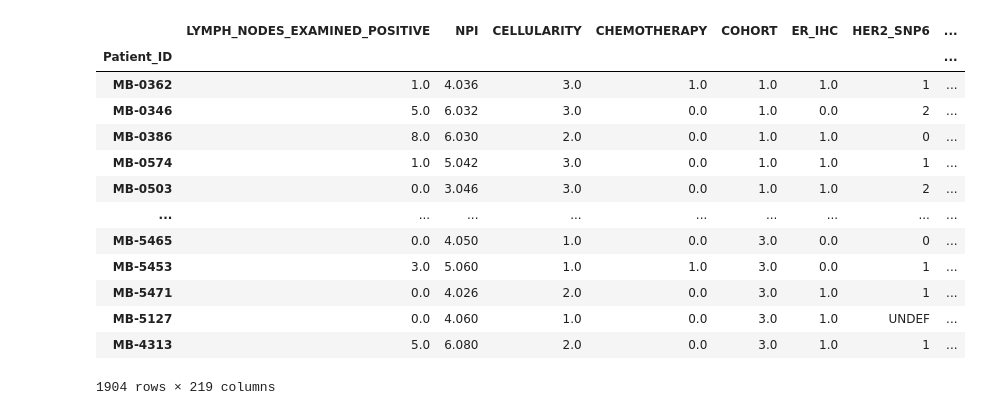
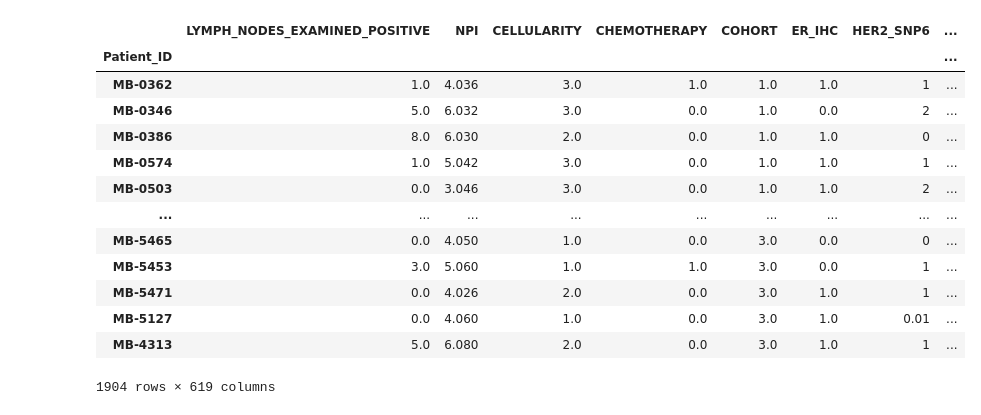
Before and after one commit to yogeshchaudhari/MLCourseProject, a Jupyter notebook: MRMR/data/Combi.ipynb, the cells around one changed output. Cells and saved outputs as stored; diff of their text form; code cells hidden in the pictures.

```diff
--- a/MRMR/data/Combi.ipynb
+++ b/MRMR/data/Combi.ipynb
@@ -74,0 +100,4 @@ clinical
+# %%
+clinical_1904=clinical_1904.fillna(0.01)
+clinical_1904=clinical_1904.replace(to_replace = 'UNDEF', value = 0.01)
+clinical_1904
@@ -74,0 +119,4 @@ clinical
+# %%
+maxjoin=clinical.set_index('Patient_ID').join(gene.set_index('Patient_ID'))
+
+merged_inner = pd.merge(left=clinical, right=gene, left_on='Patient_ID', right_on='Patient_ID')
@@ -75,3 +198,5 @@ clinical
+# %%
+gene=gene.set_index('Unnamed: 0')
 # %%
 gene
 # %% [output]
@@ -91,2 +245,3 @@ gene
 # %%
+gene=gene.reset_index()
 gene=gene.rename(columns={'Unnamed: 0': 'Patient_ID'})
@@ -201,18 +264,19 @@ label_1904.to_csv(r'label_1904.csv', index = False)
 # %%
-merg1=clinical_1904.merge(cna_1904, left_on='Patient_ID', right_on='Patient_ID')
-merg1
+Early_fusion2=merg1.merge(gene, left_on='Patient_ID', right_on='Patient_ID')
+Early_fusion2=Early_fusion2.set_index('Patient_ID')
+Early_fusion2
 # %% [output]
 |  | LYMPH_NODES_EXAMINED_POSITIVE | NPI | CELLULARITY | CHEMOTHERAPY | COHORT | ER_IHC | HER2_SNP6 | ... |
 | Patient_ID |  |  |  |  |  |  |  | ... |
 | MB-0362 | 1.0 | 4.036 | 3.0 | 1.0 | 1.0 | 1.0 | 1 | ... |
 | MB-0346 | 5.0 | 6.032 | 3.0 | 0.0 | 1.0 | 0.0 | 2 | ... |
 | MB-0386 | 8.0 | 6.030 | 2.0 | 0.0 | 1.0 | 1.0 | 0 | ... |
 | MB-0574 | 1.0 | 5.042 | 3.0 | 0.0 | 1.0 | 1.0 | 1 | ... |
 | MB-0503 | 0.0 | 3.046 | 3.0 | 0.0 | 1.0 | 1.0 | 2 | ... |
 | ... | ... | ... | ... | ... | ... | ... | ... | ... |
 | MB-5465 | 0.0 | 4.050 | 1.0 | 0.0 | 3.0 | 0.0 | 0 | ... |
 | MB-5453 | 3.0 | 5.060 | 1.0 | 1.0 | 3.0 | 0.0 | 1 | ... |
 | MB-5471 | 0.0 | 4.026 | 2.0 | 0.0 | 3.0 | 1.0 | 1 | ... |
-| MB-5127 | 0.0 | 4.060 | 1.0 | 0.0 | 3.0 | 1.0 | UNDEF | ... |
+| MB-5127 | 0.0 | 4.060 | 1.0 | 0.0 | 3.0 | 1.0 | 0.01 | ... |
 | MB-4313 | 5.0 | 6.080 | 2.0 | 0.0 | 3.0 | 1.0 | 1 | ... |
-1904 rows × 219 columns
+1904 rows × 619 columns
```
Also changed, not shown: parts of 48 cells of this notebook, 1 other file.
